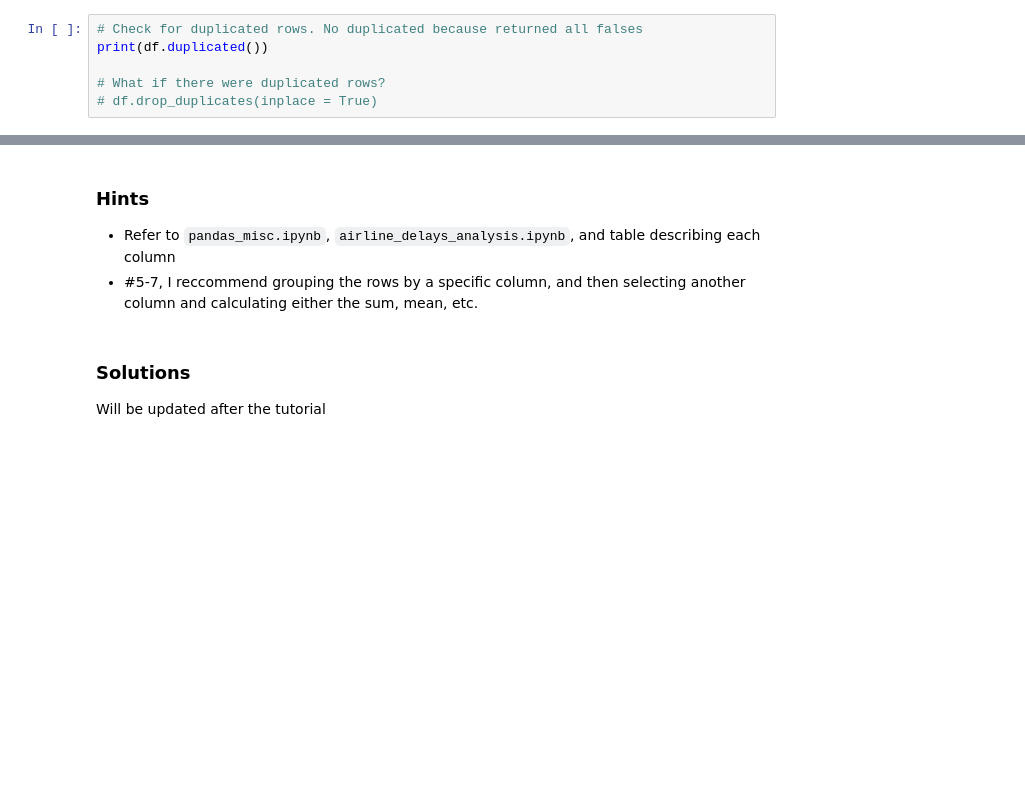
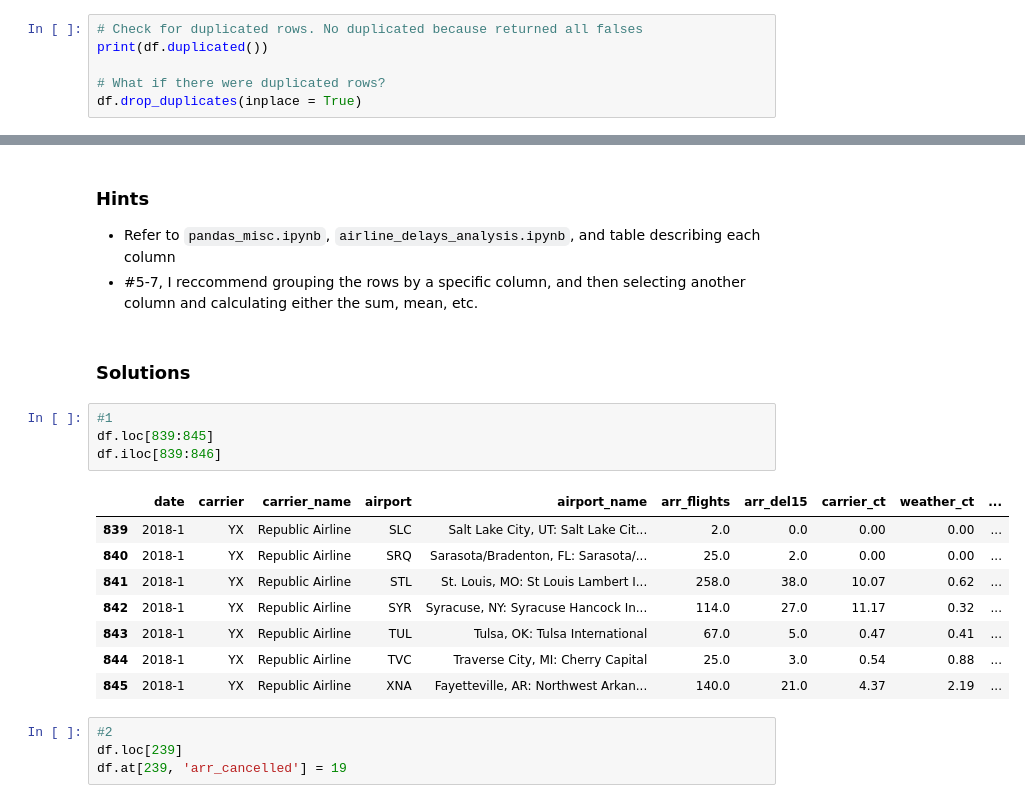
Before and after one commit to Davis-Data-Science-Club/Pandas-Tutorial, a Jupyter notebook: airline_delays_analysis.ipynb, the cells around one changed output, grey strips where cells are left out. Saved outputs shown, nothing was run; the diff lists cells and outputs as text; blank space fills up the shorter version.

Commit message:
Added solutions to exercises

```diff
--- a/airline_delays_analysis.ipynb
+++ b/airline_delays_analysis.ipynb
@@ -117,7 +117,7 @@ Examples of invalid data:
 print(df.duplicated())
 
 # What if there were duplicated rows?
-# df.drop_duplicates(inplace = True)
+df.drop_duplicates(inplace = True)
 # %% [output]
 0        False
 1        False
@@ -311,7 +311,22 @@ You can also come up with your own questions and try to solve them!
 
 - Refer to `pandas_misc.ipynb`, `airline_delays_analysis.ipynb`, and table describing each column
 - #5-7, I reccommend grouping the rows by a specific column, and then selecting another column and calculating either the sum, mean, etc.
-# %% [markdown]
-### Solutions
-
-Will be updated after the tutorial
+# %% [markdown]
+### Solutions
+# %%
+#1
+df.loc[839:845]
+df.iloc[839:846]
+# %% [output]
+|  | date | carrier | carrier_name | airport | airport_name | arr_flights | arr_del15 | carrier_ct | weather_ct | ... |
+| 839 | 2018-1 | YX | Republic Airline | SLC | Salt Lake City, UT: Salt Lake Cit... | 2.0 | 0.0 | 0.00 | 0.00 | ... |
+| 840 | 2018-1 | YX | Republic Airline | SRQ | Sarasota/Bradenton, FL: Sarasota/... | 25.0 | 2.0 | 0.00 | 0.00 | ... |
+| 841 | 2018-1 | YX | Republic Airline | STL | St. Louis, MO: St Louis Lambert I... | 258.0 | 38.0 | 10.07 | 0.62 | ... |
+| 842 | 2018-1 | YX | Republic Airline | SYR | Syracuse, NY: Syracuse Hancock In... | 114.0 | 27.0 | 11.17 | 0.32 | ... |
+| 843 | 2018-1 | YX | Republic Airline | TUL | Tulsa, OK: Tulsa International | 67.0 | 5.0 | 0.47 | 0.41 | ... |
+| 844 | 2018-1 | YX | Republic Airline | TVC | Traverse City, MI: Cherry Capital | 25.0 | 3.0 | 0.54 | 0.88 | ... |
+| 845 | 2018-1 | YX | Republic Airline | XNA | Fayetteville, AR: Northwest Arkan... | 140.0 | 21.0 | 4.37 | 2.19 | ... |
+# %%
+#2
+df.loc[239]
+df.at[239, 'arr_cancelled'] = 19
```
Also changed, not shown: parts of 6 cells of this notebook.
